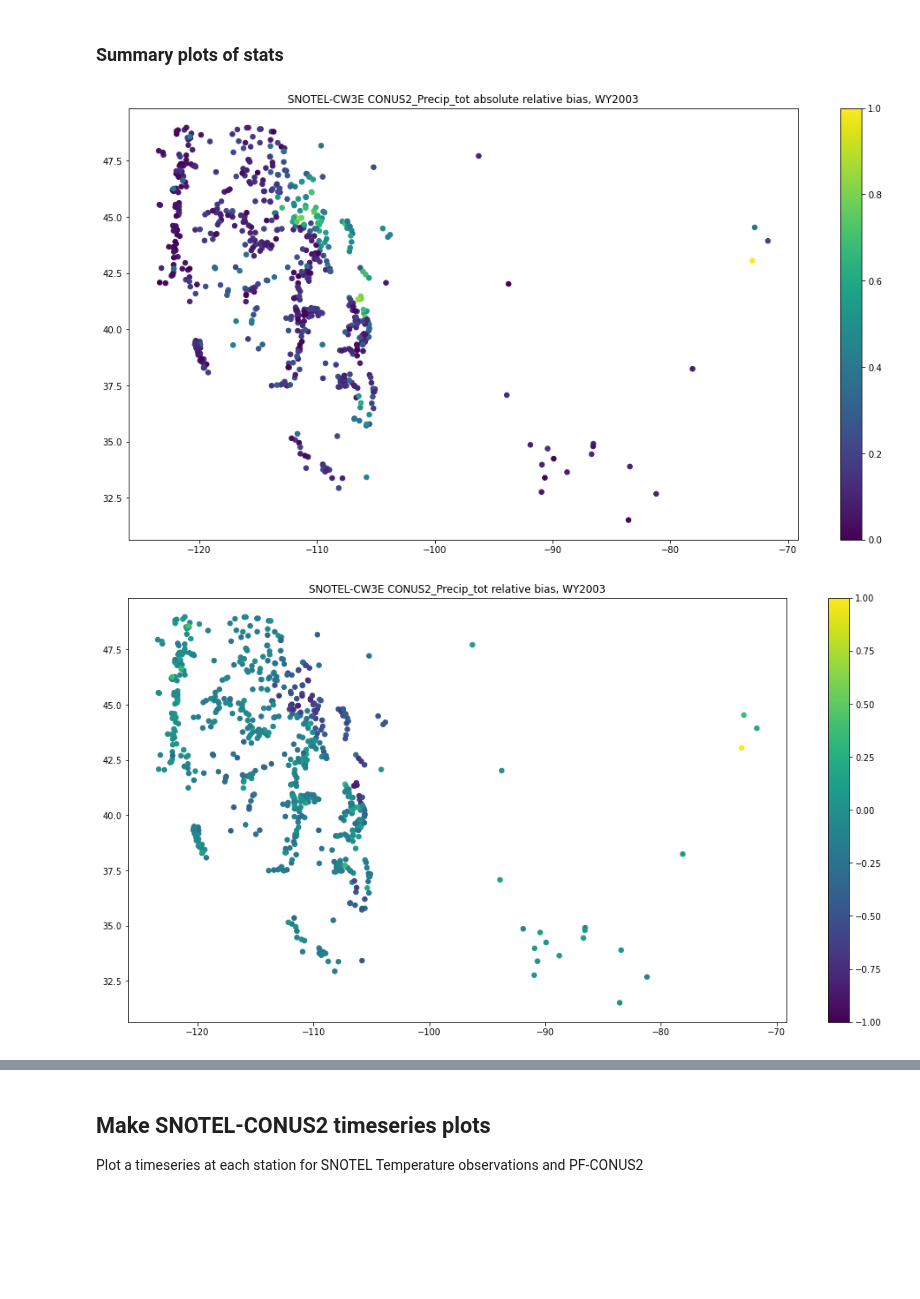
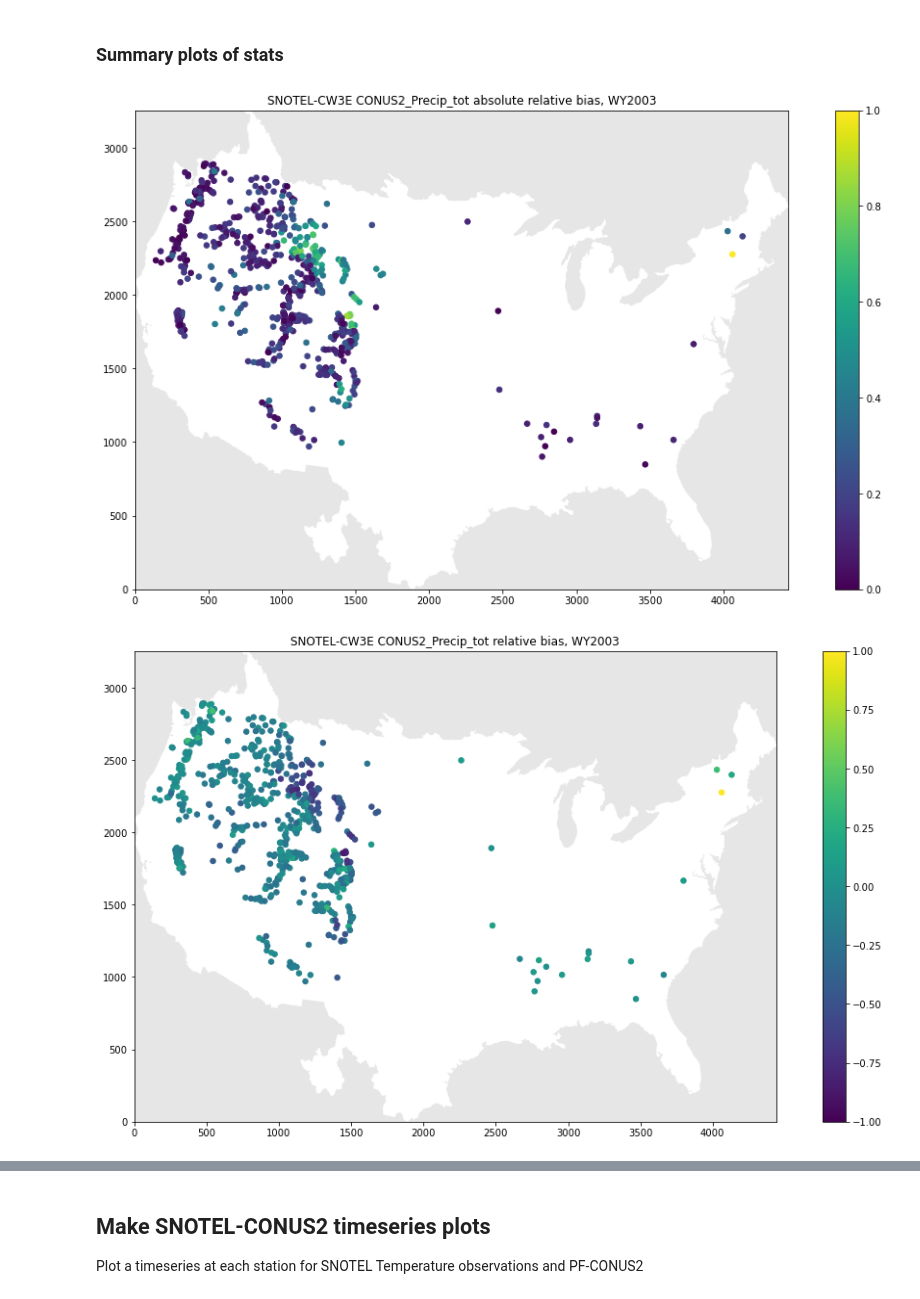
Before and after one commit to danielletijerina/PFCONUS2-analysis, a Jupyter notebook: scripts/Validation/SNOTEL/precip_temp/compare_SNOTEL_precip.ipynb, the cells around one changed output, grey strips where cells are left out. Saved outputs shown, nothing was run; the diff lists cells and outputs as text; code cells hidden in the pictures; blank space fills up the shorter version.

Commit message:
Rel Bias Drainage plots, fixed plots in SNOTEL precip notebook

```diff
--- a/scripts/Validation/SNOTEL/precip_temp/compare_SNOTEL_precip.ipynb
+++ b/scripts/Validation/SNOTEL/precip_temp/compare_SNOTEL_precip.ipynb
@@ -370,4 +371,9 @@ import geopandas as gpd
 #from mpl_toolkits.basemap import Basemap as Basemap
+# %%
+# Read in CONUS2 mask for map plot border
+CONUS2_mask = Image.open('/hydrodata/PFCLM/CONUS2_baseline/inputs/domain_files/CONUS2.0.Final1km.Mask.tif')
+#CONUS2_mask = Image.open('/home/dtt2/CONUS2/shape_files/CONUS2_HUC2_boundaries_clipped.tif')
+mask_array = np.array(CONUS2_mask)
 # %%
 ### read in summary stats (from section 3)
 stats_df = pd.read_csv(f'{organized_dir}/{summary_stats_csv}',index_col=['site_id'])
@@ -385,24 +391,26 @@ stats_df.head()
 # %%
 ### Absolute Relative Bias
 ### Good values are closer to 0.0
 fig = plt.figure(figsize=(17,9), dpi=72)
-plt.scatter(stats_df.longitude,stats_df.latitude, c=stats_df.absrelbias, s=30, vmin = 0, vmax = 1)
+plt.imshow(mask_array[::-1,:], origin='lower', cmap='Greys_r', alpha = 0.1) # CONUS2 outline
+plt.scatter(stats_df.conus2_x,stats_df.conus2_y, c=stats_df.absrelbias, s=30, vmin = 0, vmax = 1)
 plt.colorbar()
 plt.title(f'SNOTEL-CW3E {variable} absolute relative bias, WY{water_year}')
 plt.savefig(f'{plot_dir}/SNOTEL_CW3E_{variable}_AbsRelBias_Map.png',\
             dpi = 200, facecolor='white', transparent=False, bbox_inches="tight")
 # %% [output]
-[figure, old version]
+[figure, new version]
 # %%
 ### Relative Bias
 ### Good values are closer to 0.0, positive is PF overestimation, negative is PF underestimation
 fig = plt.figure(figsize=(17,9), dpi=72)
-plt.scatter(stats_df.longitude,stats_df.latitude, c=stats_df.bias, s=30, vmin = -1, vmax = 1)
+plt.imshow(mask_array[::-1,:], origin='lower', cmap='Greys_r', alpha = 0.1) # CONUS2 outline
+plt.scatter(stats_df.conus2_x,stats_df.conus2_y, c=stats_df.bias, s=30, vmin = -1, vmax = 1)
 plt.colorbar()
 plt.title(f'SNOTEL-CW3E {variable} relative bias, WY{water_year}')
 plt.savefig(f'{plot_dir}/SNOTEL_CW3E_{variable}_RelBias_Map.png',\
             dpi = 200, facecolor='white', transparent=False, bbox_inches="tight")
 # %% [output]
-[figure, old version]
+[figure, new version]
 # %%
 fig = plt.figure(figsize=(19,10), dpi=72)
```
Also changed, not shown: parts of 3 cells of this notebook, 1 other file.
